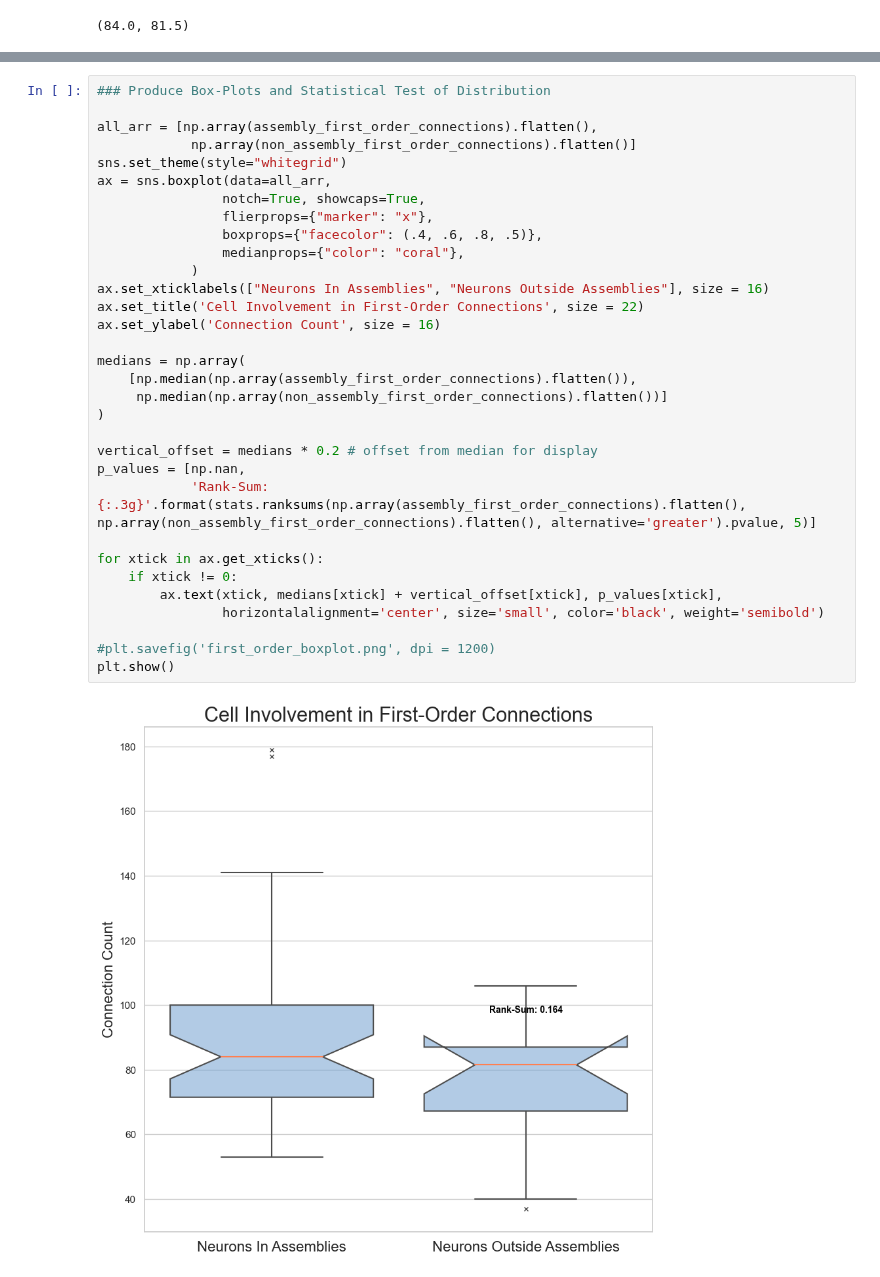
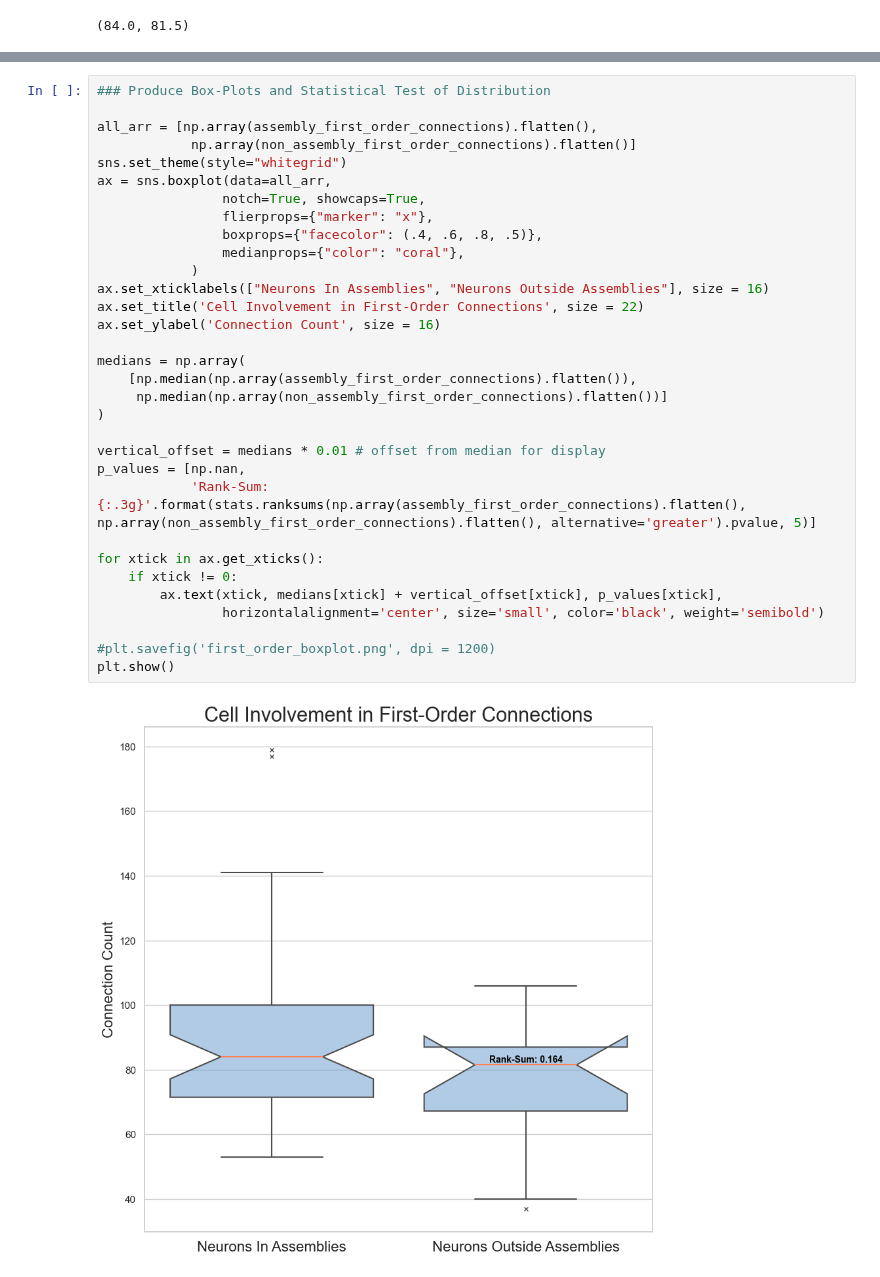
Before and after one commit to Jawagnercarena/Assembly_Organization, a Jupyter notebook: AssemblyPaperFigures/FigureCode/Figure5/Figure5.ipynb, the cells around one changed output, grey strips where cells are left out. Saved outputs shown, nothing was run; the diff lists cells and outputs as text.

```diff
--- a/AssemblyPaperFigures/FigureCode/Figure5/Figure5.ipynb
+++ b/AssemblyPaperFigures/FigureCode/Figure5/Figure5.ipynb
@@ -1478,32 +1478,32 @@ plt.show()
 
 all_arr = [np.array(assembly_first_order_connections).flatten(),
             np.array(non_assembly_first_order_connections).flatten()]
 sns.set_theme(style="whitegrid")
 ax = sns.boxplot(data=all_arr,
                 notch=True, showcaps=True,
                 flierprops={"marker": "x"},
                 boxprops={"facecolor": (.4, .6, .8, .5)},
                 medianprops={"color": "coral"},
             )
 ax.set_xticklabels(["Neurons In Assemblies", "Neurons Outside Assemblies"], size = 16)
 ax.set_title('Cell Involvement in First-Order Connections', size = 22)
 ax.set_ylabel('Connection Count', size = 16)
 
 medians = np.array(
     [np.median(np.array(assembly_first_order_connections).flatten()),
      np.median(np.array(non_assembly_first_order_connections).flatten())]
 )
 
-vertical_offset = medians * 0.2 # offset from median for display
+vertical_offset = medians * 0.01 # offset from median for display
 p_values = [np.nan,
             'Rank-Sum: {:.3g}'.format(stats.ranksums(np.array(assembly_first_order_connections).flatten(), np.array(non_assembly_first_order_connections).flatten(), alternative='greater').pvalue, 5)]
 
 for xtick in ax.get_xticks():
     if xtick != 0:
         ax.text(xtick, medians[xtick] + vertical_offset[xtick], p_values[xtick],
                 horizontalalignment='center', size='small', color='black', weight='semibold')
 
 #plt.savefig('first_order_boxplot.png', dpi = 1200)
 plt.show()
 # %% [output]
-[figure, old version]
+[figure, new version]
```
Also changed, not shown: parts of 1 cell of this notebook, 7 other files.
